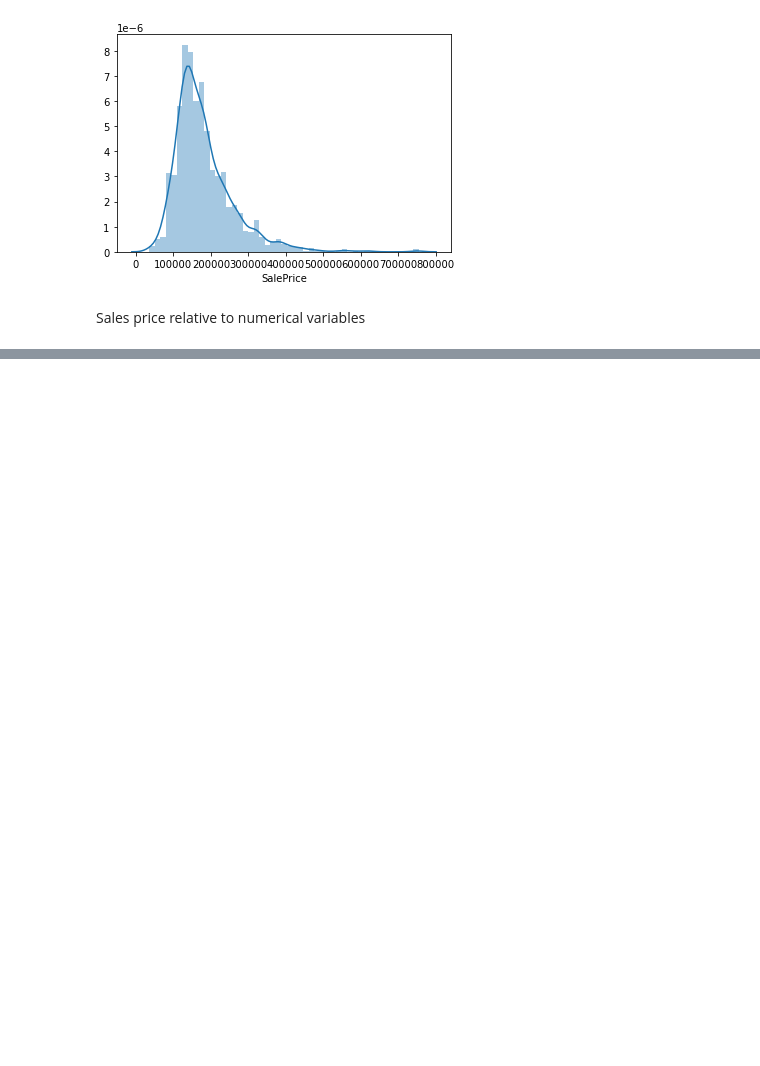
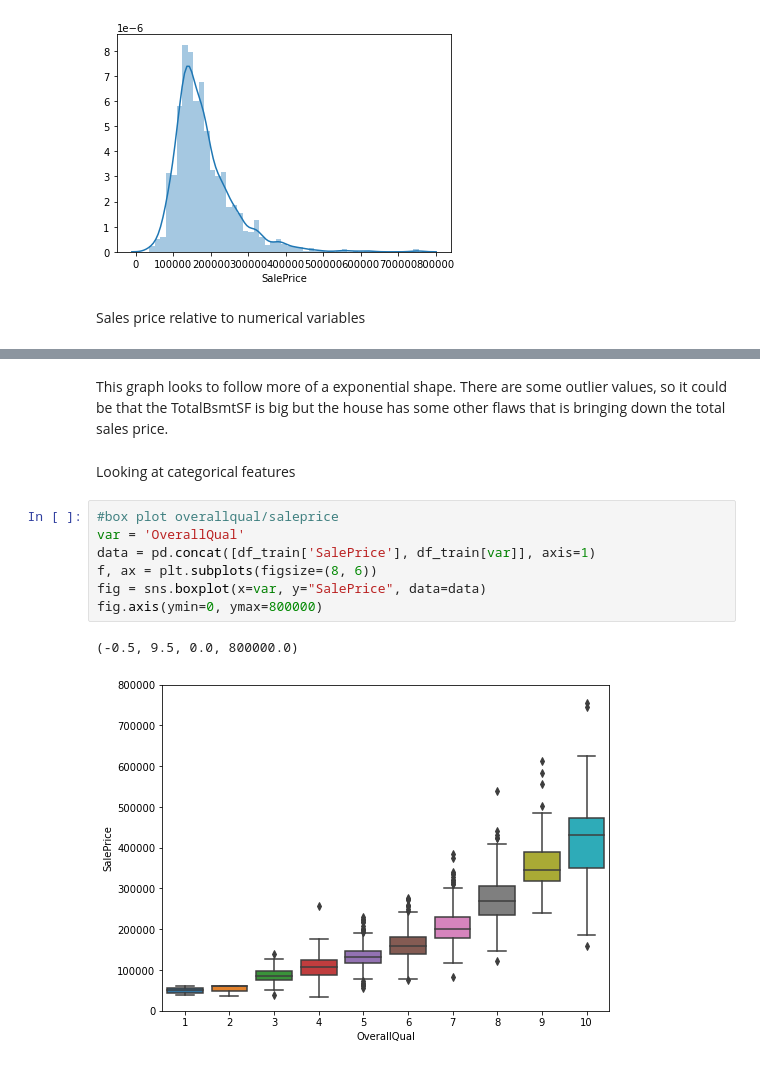
Before and after one commit to joshtn/House-prices, a Jupyter notebook: house_prices.ipynb, the cells around one changed output, grey strips where cells are left out. Cells and saved outputs as stored; diff of their text form; blank space fills up the shorter version.

```diff
--- a/house_prices.ipynb
+++ b/house_prices.ipynb
@@ -108,0 +153,15 @@ data.plot.scatter(x=var, y='SalePrice', ylim=(0,800000));
+# %% [markdown]
+This graph looks to follow more of a exponential shape.
+There are some outlier values, so it could be that the TotalBsmtSF is big but the house has some other flaws that is bringing down the total sales price.
+# %% [markdown]
+Looking at categorical features
+# %%
+#box plot overallqual/saleprice
+var = 'OverallQual'
+data = pd.concat([df_train['SalePrice'], df_train[var]], axis=1)
+f, ax = plt.subplots(figsize=(8, 6))
+fig = sns.boxplot(x=var, y="SalePrice", data=data)
+fig.axis(ymin=0, ymax=800000)
+# %% [output]
+(-0.5, 9.5, 0.0, 800000.0)
+[figure, added]
```
Also changed, not shown: parts of 17 cells of this notebook.
